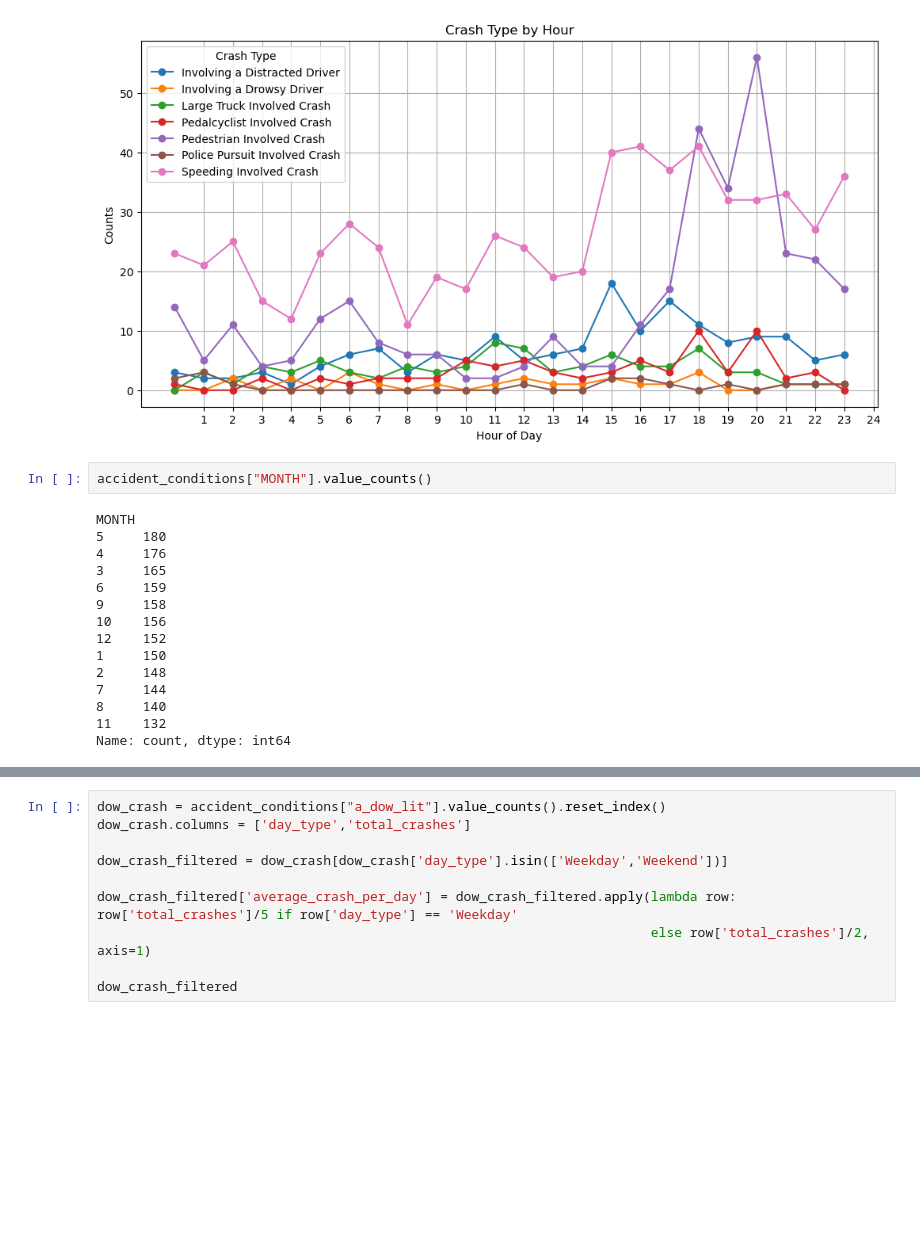
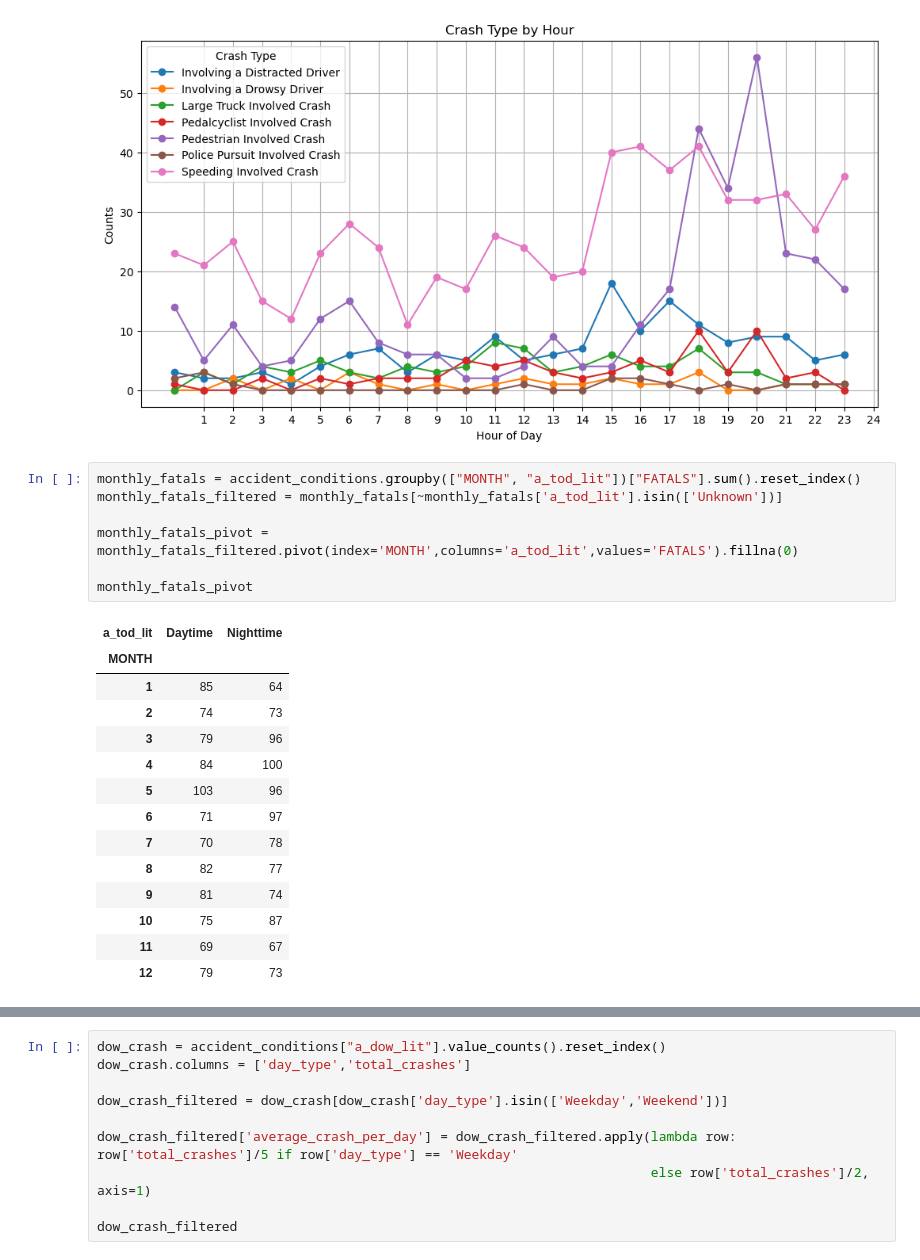
Before and after one commit to DeanRaynes/python-project-1, a Jupyter notebook: Accident Data Dean.ipynb, the cells around one changed output, grey strips where cells are left out. Cells and saved outputs as stored; diff of their text form; blank space fills up the shorter version.

```diff
--- a/Accident Data Dean.ipynb
+++ b/Accident Data Dean.ipynb
@@ -266,19 +266,24 @@ plt.show()
 # %% [output]
 [figure]
 # %%
-accident_conditions["MONTH"].value_counts()
+monthly_fatals = accident_conditions.groupby(["MONTH", "a_tod_lit"])["FATALS"].sum().reset_index()
+monthly_fatals_filtered = monthly_fatals[~monthly_fatals['a_tod_lit'].isin(['Unknown'])]
+
+monthly_fatals_pivot = monthly_fatals_filtered.pivot(index='MONTH',columns='a_tod_lit',values='FATALS').fillna(0)
+
+monthly_fatals_pivot
 # %% [output]
-MONTH
-5     180
-4     176
-3     165
-6     159
-9     158
-10    156
-12    152
-1     150
-2     148
-7     144
-8     140
-11    132
-Name: count, dtype: int64
+| a_tod_lit | Daytime | Nighttime |
+| MONTH |  |  |
+| 1 | 85 | 64 |
+| 2 | 74 | 73 |
+| 3 | 79 | 96 |
+| 4 | 84 | 100 |
+| 5 | 103 | 96 |
+| 6 | 71 | 97 |
+| 7 | 70 | 78 |
+| 8 | 82 | 77 |
+| 9 | 81 | 74 |
+| 10 | 75 | 87 |
+| 11 | 69 | 67 |
+| 12 | 79 | 73 |
```
Also changed, not shown: parts of 3 cells of this notebook, 1 other file.
